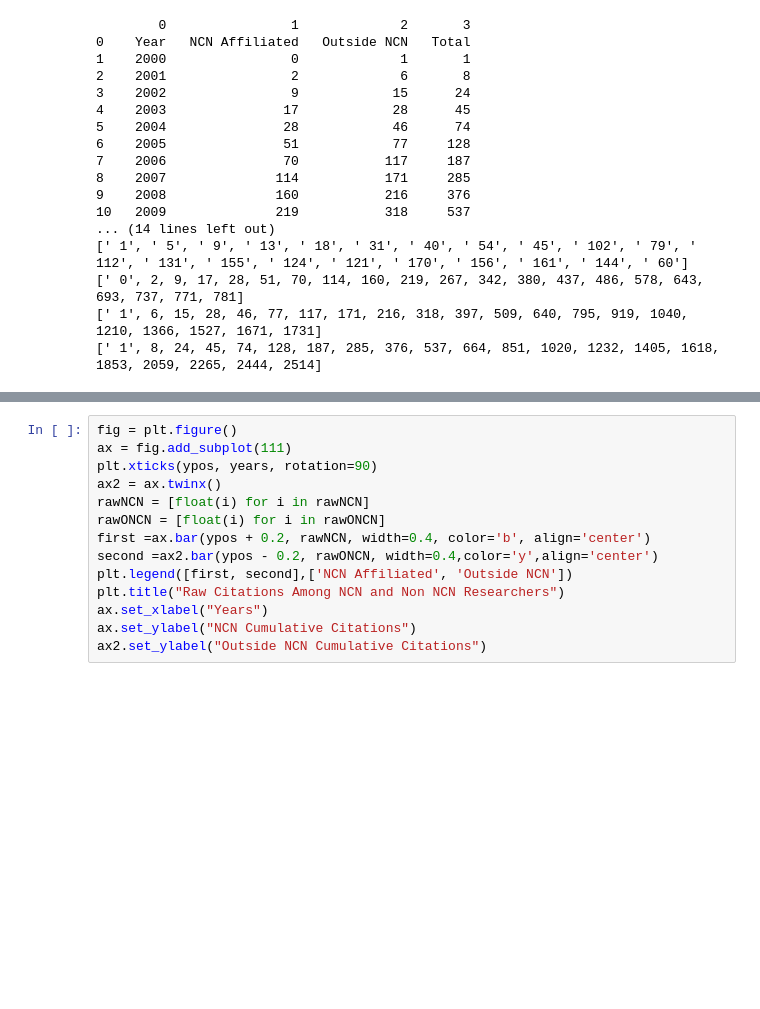
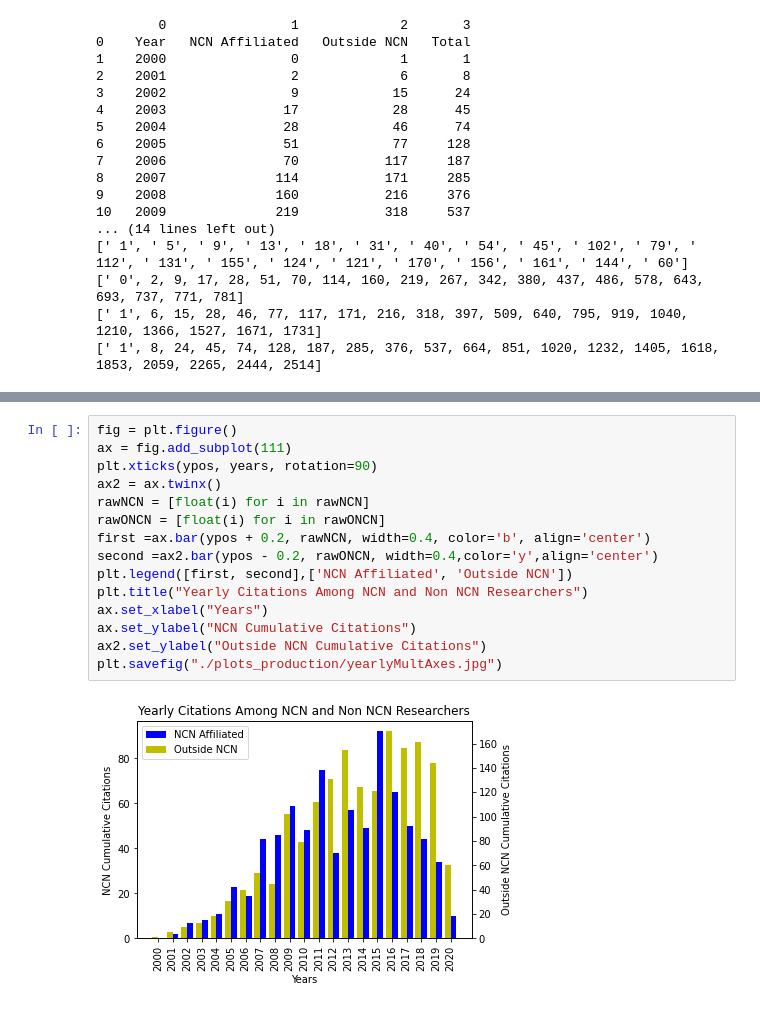
Before and after one commit to saxenap/nanohub, a Jupyter notebook: nanoHUB/pipeline/plotting/pull_images.ipynb, the cells around one changed output, grey strips where cells are left out. Cells and saved outputs as stored; diff of their text form; blank space fills up the shorter version.

Commit message:
Added new images to dashboard

```diff
--- a/nanoHUB/pipeline/plotting/pull_images.ipynb
+++ b/nanoHUB/pipeline/plotting/pull_images.ipynb
@@ -177,17 +179,20 @@ Text(0, 0.5, 'Outside NCN Cumulative Citations')
 # %%
 fig = plt.figure()
 ax = fig.add_subplot(111)
 plt.xticks(ypos, years, rotation=90)
 ax2 = ax.twinx()
 rawNCN = [float(i) for i in rawNCN]
 rawONCN = [float(i) for i in rawONCN]
 first =ax.bar(ypos + 0.2, rawNCN, width=0.4, color='b', align='center')
 second =ax2.bar(ypos - 0.2, rawONCN, width=0.4,color='y',align='center')
 plt.legend([first, second],['NCN Affiliated', 'Outside NCN'])
-plt.title("Raw Citations Among NCN and Non NCN Researchers")
+plt.title("Yearly Citations Among NCN and Non NCN Researchers")
 ax.set_xlabel("Years")
 ax.set_ylabel("NCN Cumulative Citations")
 ax2.set_ylabel("Outside NCN Cumulative Citations")
+plt.savefig("./plots_production/yearlyMultAxes.jpg")
+# %% [output]
+[figure, added]
 # %%
 plt.xticks(ypos, years, rotation = 90)
 plt.ylabel("Number of Cumulative Citations")
```
Also changed, not shown: parts of 6 cells of this notebook, 8 other files.
